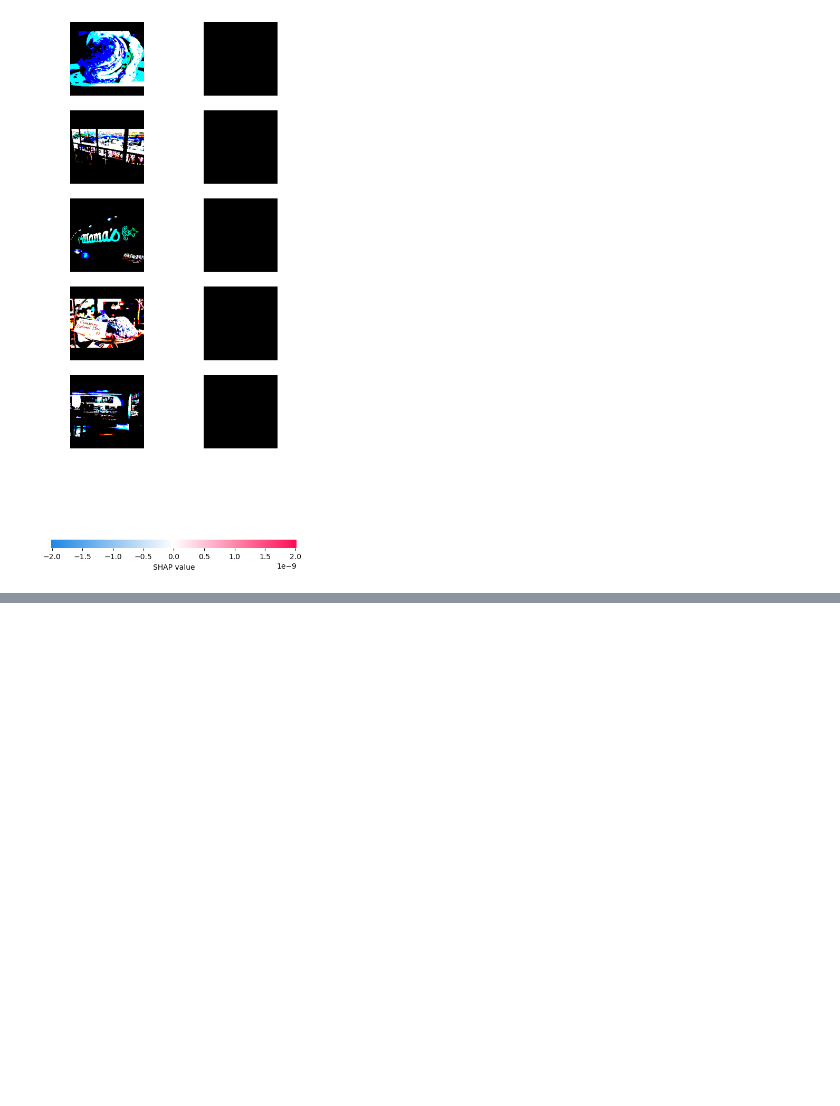
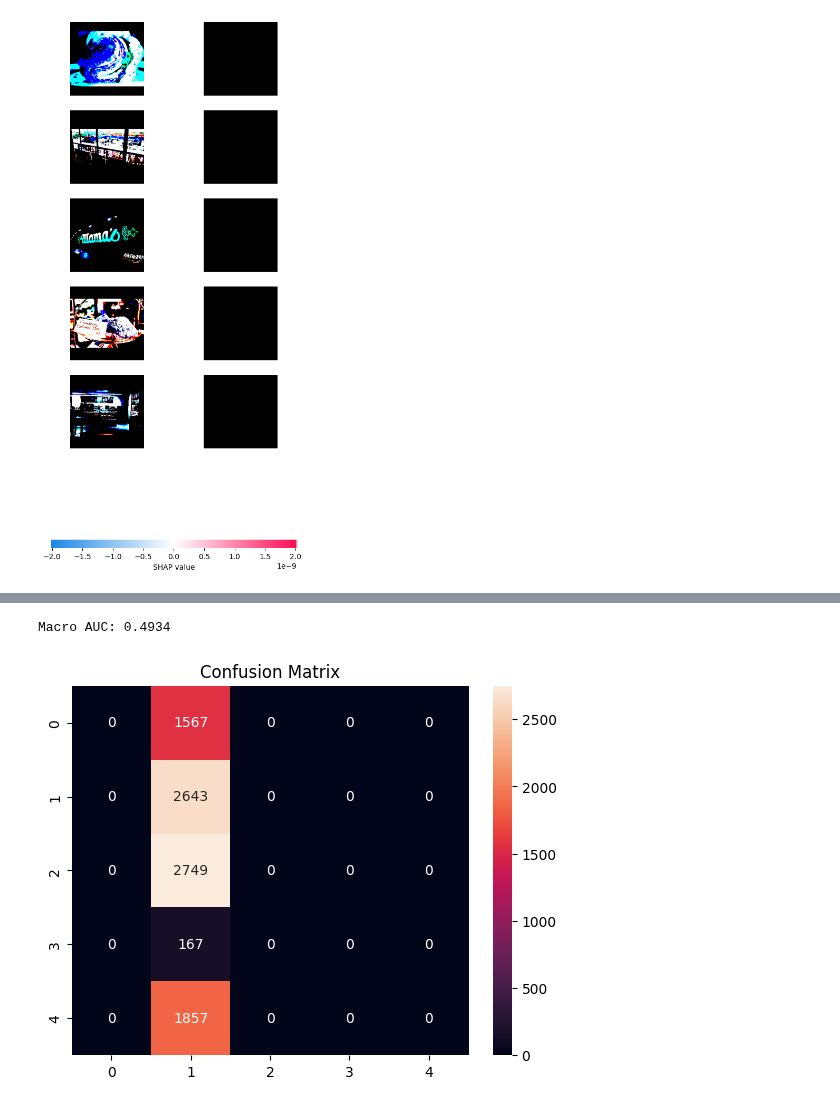
Before and after one commit to LCIT-AISC-T3-S25/Group3, a Jupyter notebook: AISC2008_CV Assignment 1.ipynb, the cells around one changed output, grey strips where cells are left out. Drawn from its saved outputs; the diff is of its cells as text; code cells hidden in the pictures; blank space fills up the shorter version.

Commit message:
EfficientNetB3 for transfer learning Model 3 code added in main file

```diff
--- a/AISC2008_CV Assignment 1.ipynb
+++ b/AISC2008_CV Assignment 1.ipynb
@@ -1437,0 +1512,10 @@ Clipping input data to the valid range for imshow with RGB data ([0..1] for floa
+# %%
+# Step 6: Build EfficientNetB0 model
+base_model = EfficientNetB0(weights='imagenet', include_top=False, input_shape=(224, 224, 3))
+base_model.trainable = False
+x = base_model.output
+x = GlobalAveragePooling2D()(x)
+x = Dense(128, activation='relu')(x)
+output = Dense(train_data.num_classes, activation='softmax')(x)
+model = Model(inputs=base_model.input, outputs=output)
+model.compile(optimizer=Adam(1e-4), loss='categorical_crossentropy', metrics=['accuracy'])
@@ -1437,0 +1527,14 @@ Clipping input data to the valid range for imshow with RGB data ([0..1] for floa
+# %%
+from tensorflow.keras.callbacks import EarlyStopping
+early_stop = EarlyStopping(monitor='val_loss',
+                           patience=2,
+                           restore_best_weights=True,
+                           verbose=1 )
+# %%
+# Step 7: Feature extraction training
+model.fit(train_data,
+          validation_data=val_data,
+          steps_per_epoch=1000,         # ~45% of data instead of full 2250+
+          validation_steps=250,         # ~90% of val set
+          epochs=5,
+          callbacks=[early_stop] )
@@ -1437,0 +1571,5 @@ Clipping input data to the valid range for imshow with RGB data ([0..1] for floa
+# %%
+# Predictions
+y_pred_probs = model.predict(test_data)
+y_pred_classes = np.argmax(y_pred_probs, axis=1)
+y_true = test_data.classes
@@ -1437,0 +1578,14 @@ Clipping input data to the valid range for imshow with RGB data ([0..1] for floa
+# %%
+# AUC
+auc_score = roc_auc_score(tf.keras.utils.to_categorical(y_true), y_pred_probs, multi_class='ovr')
+print(f"Macro AUC: {auc_score:.4f}")
+# %% [output]
+Macro AUC: 0.4934
+# %%
+# Confusion Matrix
+cm = confusion_matrix(y_true, y_pred_classes)
+sns.heatmap(cm, annot=True, fmt='d')
+plt.title("Confusion Matrix")
+plt.show()
+# %% [output]
+[figure, added]
```
Also changed, not shown: parts of 23 cells of this notebook.
